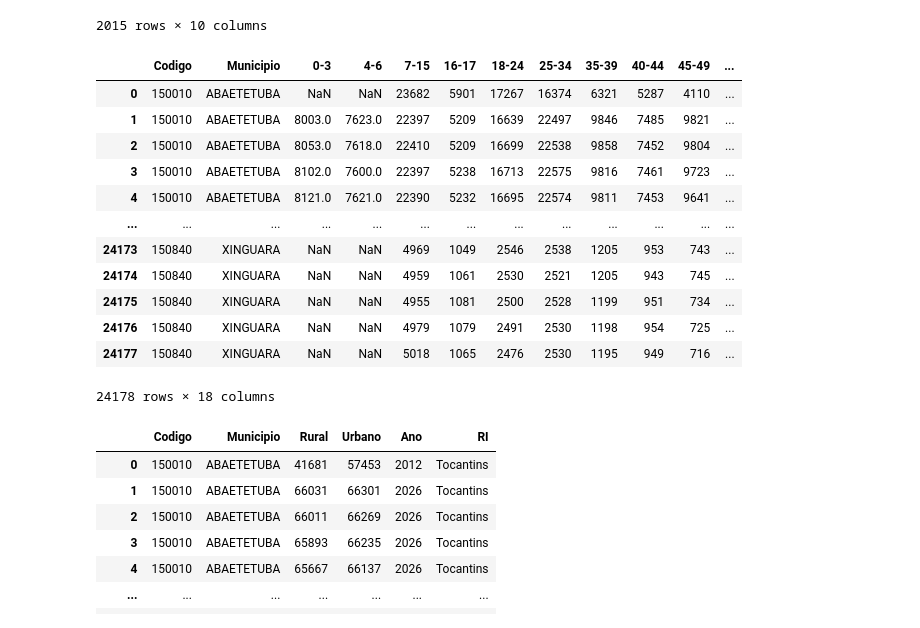
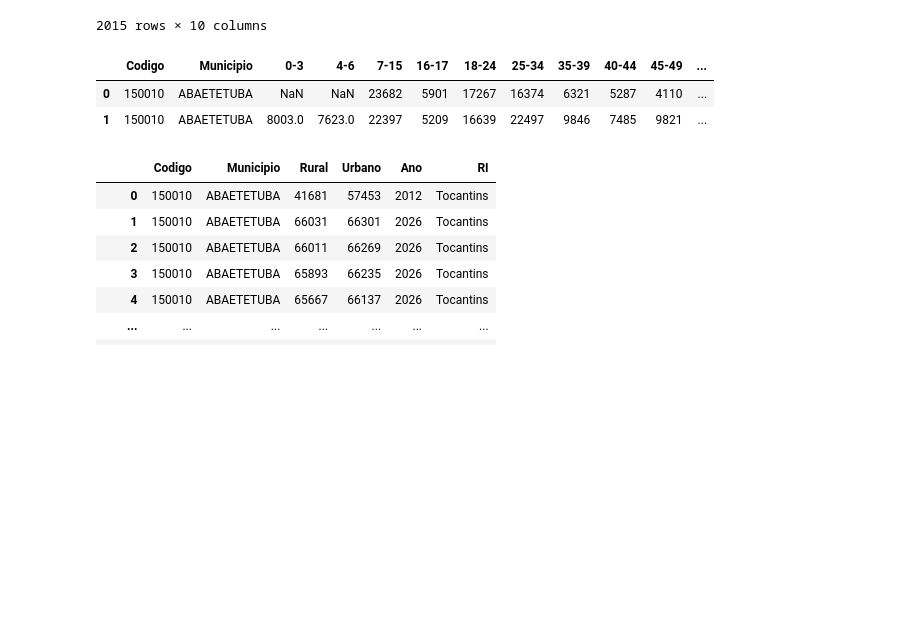
Before and after one commit to FabricioNascimentop/Artigo, a Jupyter notebook: cadunico/tratamento.ipynb, the cells around one changed output. Saved outputs shown, nothing was run; the diff lists cells and outputs as text; code cells hidden in the pictures; blank space fills up the shorter version.

```diff
--- a/cadunico/tratamento.ipynb
+++ b/cadunico/tratamento.ipynb
@@ -79,42 +79,32 @@ df.to_csv('cadunico/dados_prontos/etnia_cadunico_tratado.csv',index=False)
 # %%
 #Pessoas cadastradas no Cadastro Único - por faixa etária
 
-df = pd.read_csv('cadunico/dados_brutos/faixa_etaria_cadunico.csv')
+df = pd.read_csv('dados_brutos/faixa_etaria_cadunico.csv')
 
 df.rename(columns={'Código':'Codigo','Unidade Territorial':'Municipio','Referência':'Data',
                    'Número de pessoas com idade entre 0 e 3 anos cadastradas no Cadastro Único':'0-3',
                    'Número de pessoas com idade entre 4 e 6 anos cadastradas no Cadastro Único':'4-6',
                    'Número de pessoas com idade entre 7 e 15 anos cadastradas no Cadastro Único':'7-15',
                    'Número de pessoas com idade entre 16 e 17 anos cadastradas no Cadastro Único':'16-17',
                    'Número de pessoas com idade entre 18 e 24 anos cadastradas no Cadastro Único':'18-24',
                    'Número de pessoas com idade entre 25 e 34 anos cadastradas no Cadastro Único':'25-34',
                    'Número de pessoas com idade entre 35 e 39 anos cadastradas no Cadastro Único':'35-39',
                    'Número de pessoas com idade entre 40 e 44 anos cadastradas no Cadastro Único':'40-44',
                    'Número de pessoas com idade entre 45 e 49 anos cadastradas no Cadastro Único':'45-49',
                    'Número de pessoas com idade entre 50 e 54 anos cadastradas no Cadastro Único':'50-54',
                    'Número de pessoas com idade entre 55 e 59 anos cadastradas no Cadastro Único':'55-59',
                    'Número de pessoas com idade entre 60 e 64 anos cadastradas no Cadastro Único':'60-64',
                    'Número de pessoas com idade acima de 64 anos cadastradas no Cadastro Único':'64+',
                    'Número total de pessoas cadastradas no Cadastro Único':'Total'},inplace=True)
 
 df = helper.data_to_ano(df)
 df = helper.codigo_to_ri(df)
 
 df = df.drop(columns=['UF','Data','Mes'])
 
-df
+df.head(2)
 # %% [output]
 |  | Codigo | Municipio | 0-3 | 4-6 | 7-15 | 16-17 | 18-24 | 25-34 | 35-39 | 40-44 | 45-49 | ... |
 | 0 | 150010 | ABAETETUBA | NaN | NaN | 23682 | 5901 | 17267 | 16374 | 6321 | 5287 | 4110 | ... |
 | 1 | 150010 | ABAETETUBA | 8003.0 | 7623.0 | 22397 | 5209 | 16639 | 22497 | 9846 | 7485 | 9821 | ... |
-| 2 | 150010 | ABAETETUBA | 8053.0 | 7618.0 | 22410 | 5209 | 16699 | 22538 | 9858 | 7452 | 9804 | ... |
-| 3 | 150010 | ABAETETUBA | 8102.0 | 7600.0 | 22397 | 5238 | 16713 | 22575 | 9816 | 7461 | 9723 | ... |
-| 4 | 150010 | ABAETETUBA | 8121.0 | 7621.0 | 22390 | 5232 | 16695 | 22574 | 9811 | 7453 | 9641 | ... |
-| ... | ... | ... | ... | ... | ... | ... | ... | ... | ... | ... | ... | ... |
-| 24173 | 150840 | XINGUARA | NaN | NaN | 4969 | 1049 | 2546 | 2538 | 1205 | 953 | 743 | ... |
-| 24174 | 150840 | XINGUARA | NaN | NaN | 4959 | 1061 | 2530 | 2521 | 1205 | 943 | 745 | ... |
-| 24175 | 150840 | XINGUARA | NaN | NaN | 4955 | 1081 | 2500 | 2528 | 1199 | 951 | 734 | ... |
-| 24176 | 150840 | XINGUARA | NaN | NaN | 4979 | 1079 | 2491 | 2530 | 1198 | 954 | 725 | ... |
-| 24177 | 150840 | XINGUARA | NaN | NaN | 5018 | 1065 | 2476 | 2530 | 1195 | 949 | 716 | ... |
-24178 rows × 18 columns
 # %%
```
Also changed, not shown: parts of 7 cells of this notebook, 8 other files.
